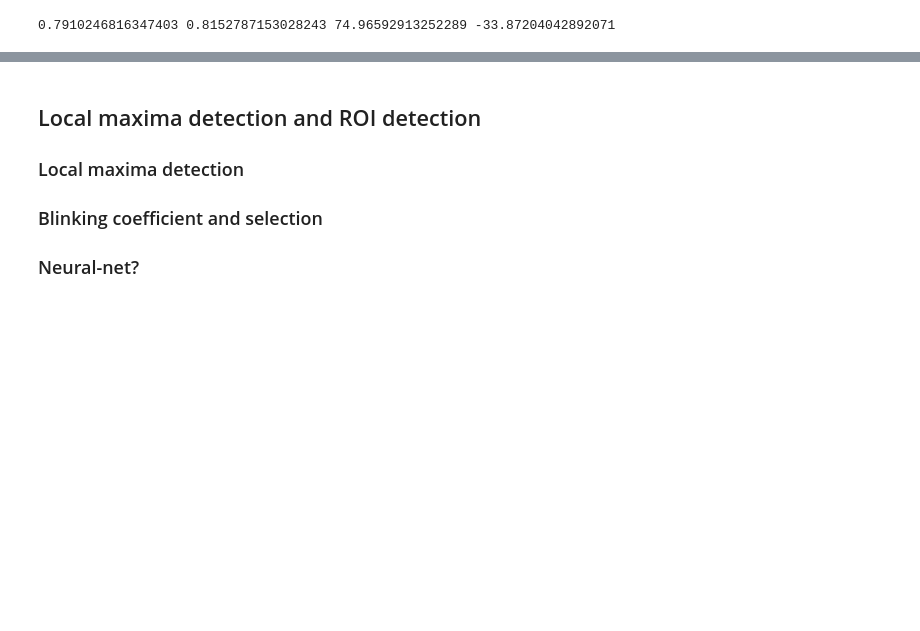
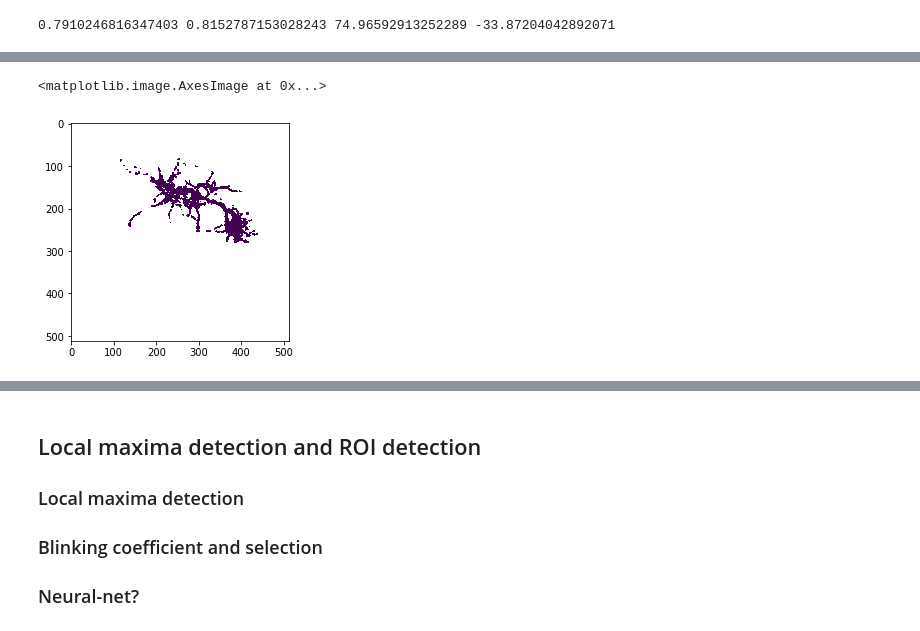
Before and after one commit to p-serna/Nanorods, a Jupyter notebook: Main_Nanords.ipynb, the cells around one changed output, grey strips where cells are left out. Drawn from its saved outputs; the diff is of its cells as text; code cells hidden in the pictures; blank space fills up the shorter version.

```diff
--- a/Main_Nanords.ipynb
+++ b/Main_Nanords.ipynb
@@ -299,0 +279,8 @@ print(CorCoef_wave)
+# %%
+f=3
+temp1=movavgx(temp3,f);
+Mask_EMCCD_exp=movavgy (temp1,f);
+imshow(Mask_EMCCD_exp)
+# %% [output]
+<matplotlib.image.AxesImage at 0x...>
+[figure, added]
```
Also changed, not shown: parts of 26 cells of this notebook, 1 other file.
